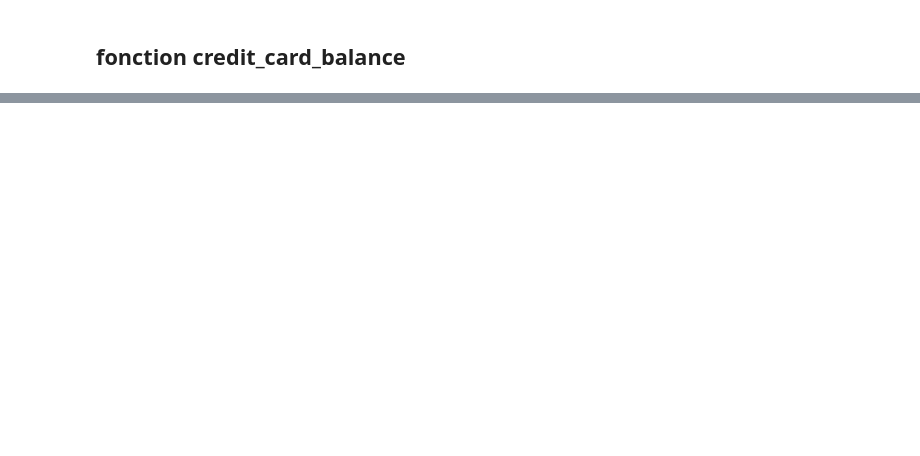
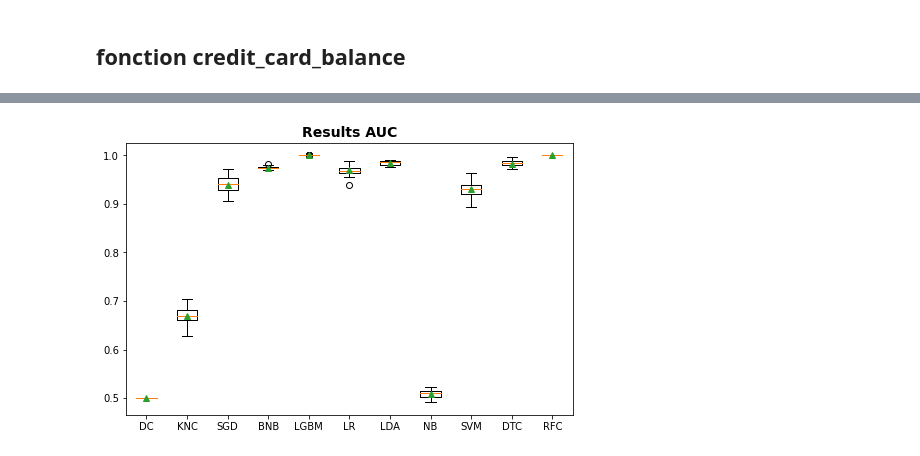
Before and after one commit to SandrineDumas/Projet_7_OCR, a Jupyter notebook: Notebook/Projet_7.ipynb, the cells around one changed output, grey strips where cells are left out. Cells and saved outputs as stored; diff of their text form; code cells hidden in the pictures; blank space fills up the shorter version.

Commit message:
Nettoyage df global + premiers modeles ML

```diff
--- a/Notebook/Projet_7.ipynb
+++ b/Notebook/Projet_7.ipynb
@@ -1072,0 +812,6 @@ cat_cols_global
+# %%
+y = data_reduite['TARGET']
+y = y.reset_index(drop=True)
+X = data_reduite.copy()
+X = X.drop(["TARGET"], axis=1)
+X = X.reset_index(drop=True)
@@ -1072,0 +822,2 @@ cat_cols_global
+# %%
+X_train, X_test, y_train, y_test = train_test_split(X,y,stratify=y)
@@ -1072,0 +838,3 @@ cat_cols_global
+# %%
+X = X_train
+y = y_train
@@ -1072,0 +843,3 @@ cat_cols_global
+# %%
+results = pd.DataFrame(columns=['MODEL','TIME', 'ROC_AUC_MEAN', 'ROC_AUC_MEAN_STD',
+                                'F2_MEAN', 'F2_STD'])
@@ -1072,0 +966,10 @@ cat_cols_global
+# %%
+fig = plt.figure(figsize = (8,5))
+
+ax = fig.add_subplot(111)
+ax.boxplot(results_AUC, labels=names, showmeans=True)
+ax.set_title('Results AUC', fontsize=14, fontweight='bold')
+
+plt.show()
+# %% [output]
+[figure, added]
```
Also changed, not shown: parts of 153 cells of this notebook.
